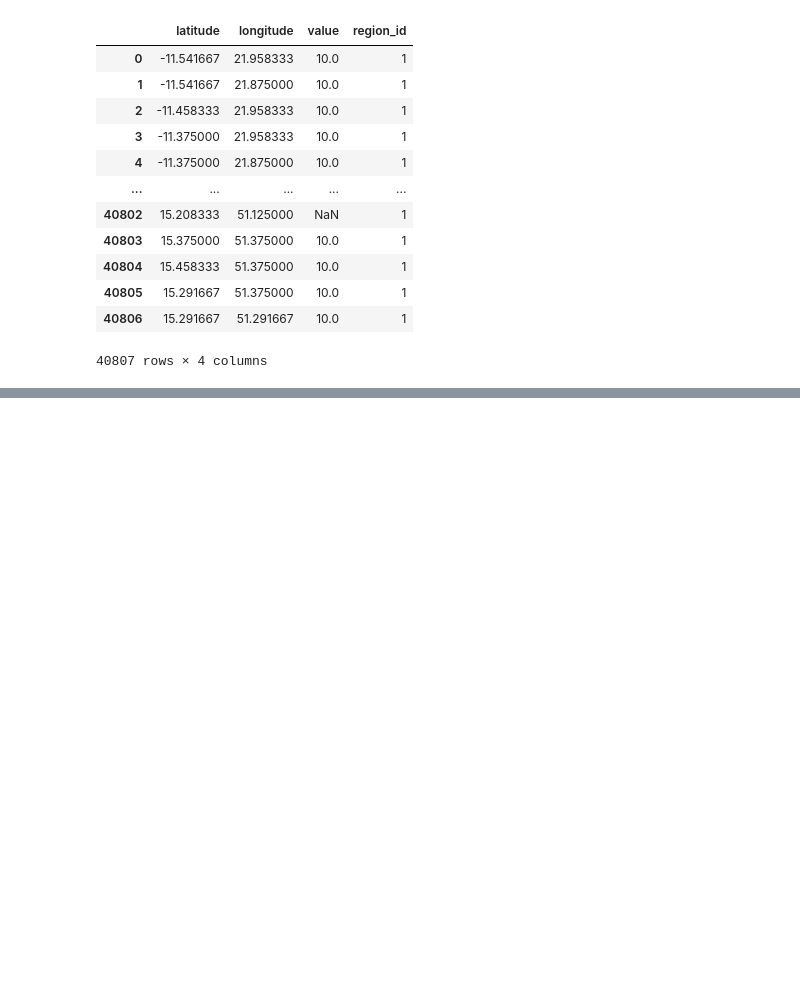
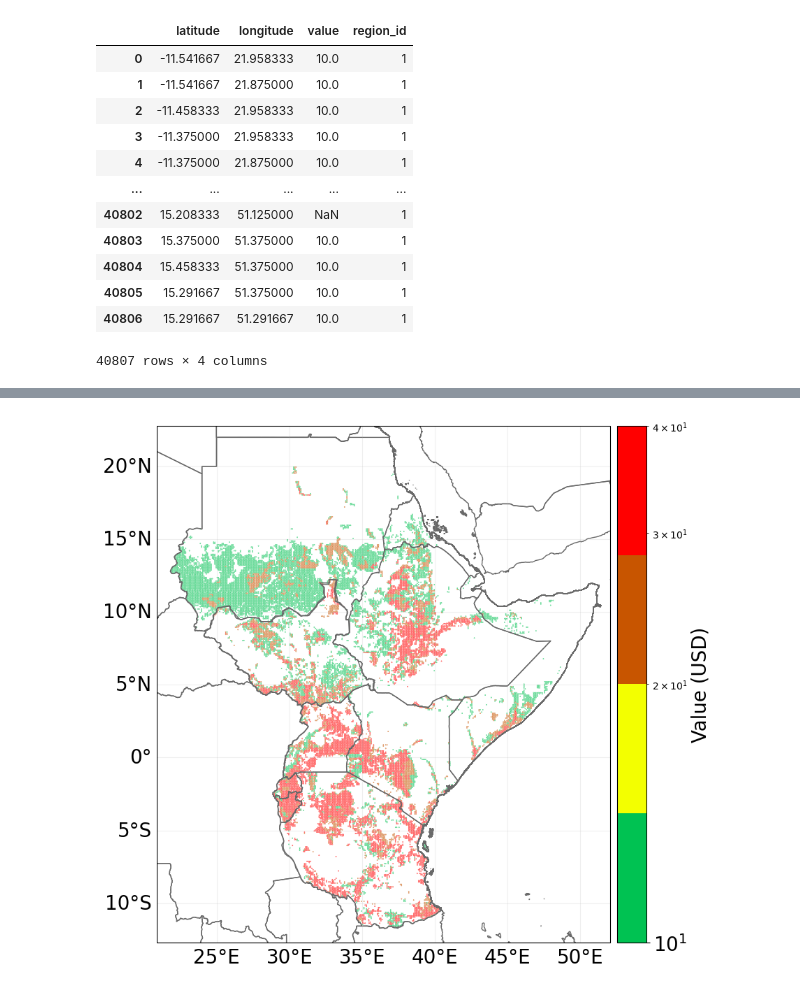
Before and after one commit to icpac-igad/ea-ibf-climada, a Jupyter notebook: drought/ibf_tamsat_wrsi.ipynb, the cells around one changed output, grey strips where cells are left out. Cells and saved outputs as stored; diff of their text form; code cells hidden in the pictures; blank space fills up the shorter version.

Commit message:
added changes for osm data visualization country level summary genefration

```diff
--- a/drought/ibf_tamsat_wrsi.ipynb
+++ b/drought/ibf_tamsat_wrsi.ipynb
@@ -945,0 +972,4 @@ db
+# %%
+edf1=pd.concat(edf_cont)
+edf2=edf1[['latitude','longitude','value']]
+edf2
@@ -945,0 +990,63 @@ db
+# %%
+from climada.entity import Exposures
+import matplotlib
+from matplotlib.colors import LinearSegmentedColormap
+
+import numpy as np
+from matplotlib import colors
+from matplotlib import pyplot as plt
+#from Configuration import *
+import os
+import pandas as pd
+
+import cartopy.crs as ccrs
+
+from cartopy.io.shapereader import Reader
+from cartopy.feature import ShapelyFeature
+
+#file_path = lp_csv_files[5] # define the full file path of the CSV-file
+
+file_path='/home/ibf_output.csv'
+
+
+def return_colormap():
+    """
+    Create colormap of matplotlib based on number of class and given colorcode
+
+    Parameters
+    ----------
+    params : class object
+        Input/Output parameter definitions.
+
+    Returns
+    -------
+    c_cmap : Object
+        matplotlib colormap.
+
+    """
+    c = matplotlib.colors.ColorConverter().to_rgb
+    colorlist=[c("#00c252"), c("#f3ff00"), c("#c85500"), c("#ff0000")]
+    color_code=colorlist
+    classif= [10, 20, 30, 40]
+    c_cmap = LinearSegmentedColormap.from_list("my_colormap",color_code, N=len(classif), gamma=1.0)
+    return c_cmap
+
+
+
+#file_path='/home/bulbul/Documents/07-2022/impact_weather_icpac/lab/ea_climada/KEN_2021.csv'
+new_exp = Exposures(edf2)
+new_exp.check()
+
+norm = colors.LogNorm(vmin=10, vmax=40)
+
+c_cmap=return_colormap()
+
+ax=new_exp.plot_hexbin(norm=norm, pop_name=False, cmap=c_cmap, buffer=1)
+
+#fname='/home/bulbul/Documents/07-2022/impact_weather_icpac/lab/ea_ibf_data_resources/exposure-data/gis/ea_global_background.shp'
+
+#ax.add_geometries(Reader(fname).geometries(),ccrs.PlateCarree(),facecolor='None')
+
+#plt.savefig('/home/ibf.png', bbox_inches='tight')
+# %% [output]
+[figure, added]
```
Also changed, not shown: parts of 3 cells of this notebook, 2 other files.
